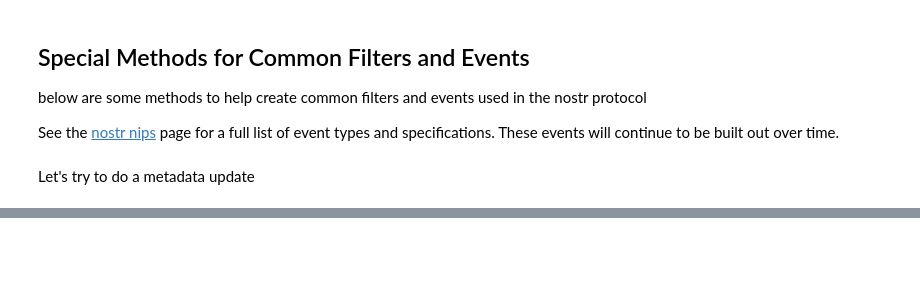
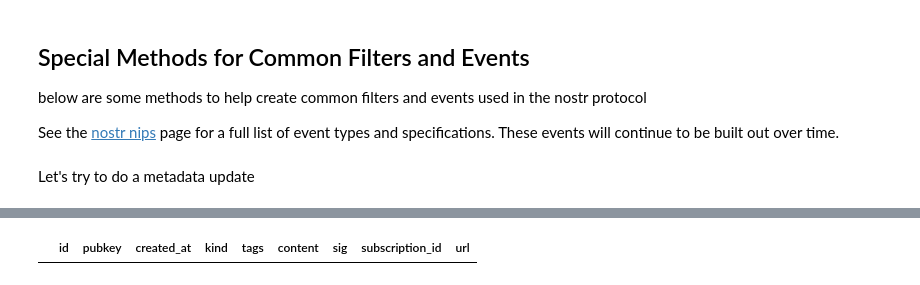
Before and after one commit to armstrys/nostrfastr, a Jupyter notebook: nbs/01_client.ipynb, the cells around one changed output, grey strips where cells are left out. Drawn from its saved outputs; the diff is of its cells as text; code cells hidden in the pictures; blank space fills up the shorter version.

```diff
--- a/nbs/01_client.ipynb
+++ b/nbs/01_client.ipynb
@@ -775,0 +796,12 @@ print(metadata_update.to_json_object())
+# %%
+client = Client(private_key_hex=private_key.hex(),
+                ssl_options={'cert_reqs': ssl.CERT_NONE},
+                db_name='test', relay_urls=['wss://relay.damus.io'])
+
+with client:
+    new_filter = client.filter_events_recommended_relays(authors='c80b5248fbe8f392bc3ba45091fb4e6e2b5872387601bf90f53992366b30d720')
+    subscription_id = str(uuid.uuid4())
+    client.publish_subscription(filters=new_filter, subscription_id=subscription_id)
+    time.sleep(2)
+    print(client.relay_manager.relays)
+    client.get_events_pool()
@@ -776,3 +826,7 @@ print(metadata_update.to_json_object())
+# %%
+pd.read_sql('select * from events',con=client.db_conn)
+# %% [output]
+|  | id | pubkey | created_at | kind | tags | content | sig | subscription_id | url |
 # %%
 #| hide
 import nbdev; nbdev.nbdev_export()
```
Also changed, not shown: parts of 12 cells of this notebook, 4 other files.
